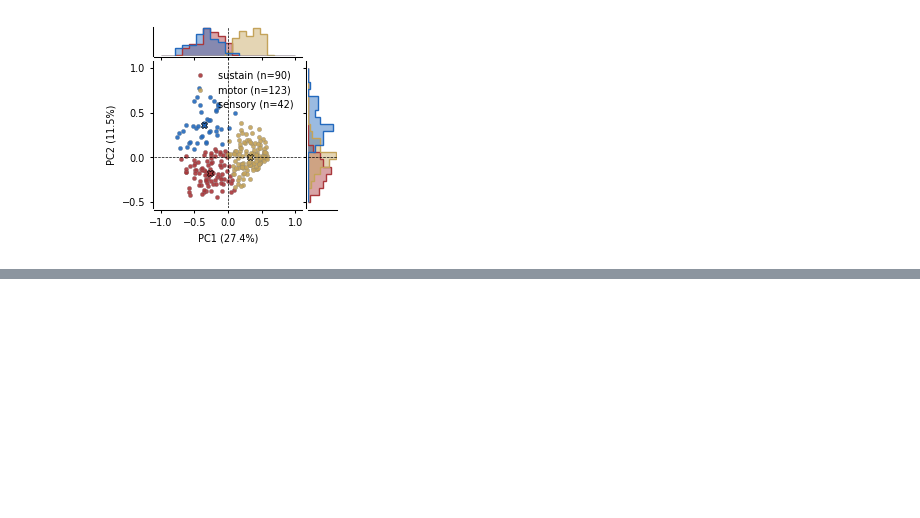
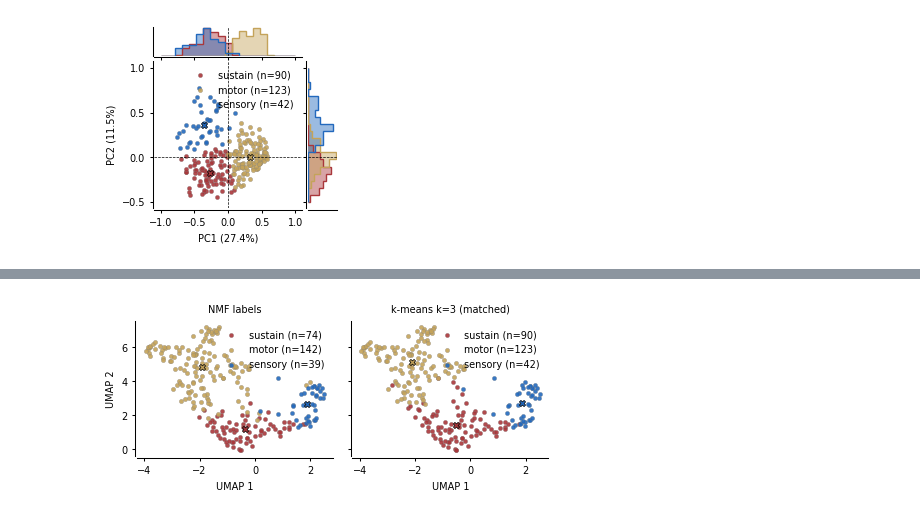
Before and after one commit to shinanlin/insula, a Jupyter notebook: notebooks/nmf_pc_clustering.ipynb, the cells around one changed output, grey strips where cells are left out. Saved outputs shown, nothing was run; the diff lists cells and outputs as text; code cells hidden in the pictures; blank space fills up the shorter version.

```diff
--- a/notebooks/nmf_pc_clustering.ipynb
+++ b/notebooks/nmf_pc_clustering.ipynb
@@ -380,0 +397,87 @@ Wrote /hpc/group/coganlab/nanlinshi/insula-functional/img/nmf/waveform_pca_kmean
+# %%
+import os
+from pathlib import Path
+
+_numba_cache = Path("/hpc/group/coganlab/nanlinshi/.cache/numba")
+_numba_cache.mkdir(parents=True, exist_ok=True)
+os.environ.setdefault("NUMBA_CACHE_DIR", str(_numba_cache))
+
+import umap
+from matplotlib.ticker import MaxNLocator
+from scipy.optimize import linear_sum_assignment
+from sklearn.cluster import KMeans
+from sklearn.metrics import adjusted_rand_score, silhouette_score
+
+pc_cols = [col for col in scores.columns if col.startswith("PC")]
+X_umap = scores[pc_cols].to_numpy(float)
+embed = scores[[f"PC{i}" for i in range(1, n_embed + 1)]].to_numpy(float)
+nmf = scores["functional_cluster"].astype(str)
+nmf_names = ordered_clusters(nmf)
+explained = np.asarray(meta["explained_variance_ratio"], dtype=float)
+rng = int(meta["random_state"])
+
+km3 = KMeans(n_clusters=NMF_K, n_init=50, random_state=rng).fit_predict(embed)
+conf = pd.crosstab(pd.Series(km3), nmf).reindex(columns=nmf_names, fill_value=0)
+rows, cols = linear_sum_assignment(-conf.to_numpy(float))
+km3_to_name = {int(conf.index[r]): nmf_names[c] for r, c in zip(rows, cols)}
+km3_named = np.array([km3_to_name[int(v)] for v in km3])
+
+xy = umap.UMAP(
+    n_components=2,
+    n_neighbors=15,
+    min_dist=0.1,
+    metric="euclidean",
+    random_state=rng,
+).fit_transform(X_umap)
+
+print(
+    f"UMAP on {X_umap.shape[1]} PCs "
+    f"({100 * explained[: len(pc_cols)].sum():.1f}% variance), n={len(scores)}"
+)
+print(f"NMF silhouette in UMAP 2-D:     {silhouette_score(xy, nmf):.3f}")
+print(f"k-means silhouette in UMAP 2-D: {silhouette_score(xy, km3_named):.3f}")
+print(f"NMF silhouette in PC1–PC2:      {silhouette_score(scores[['PC1', 'PC2']], nmf):.3f}")
+print(f"ARI NMF vs k-means k={NMF_K}:     {adjusted_rand_score(nmf, km3):.3f}")
+
+
+def scatter_umap(ax, labels, title):
+    for cluster in nmf_names:
+        mask = labels == cluster
+        color = FUNCTION_COLORS.get(cluster, "0.4")
+        ax.scatter(
+            xy[mask, 0],
+            xy[mask, 1],
+            s=10,
+            color=color,
+            edgecolor="gray",
+            linewidth=0.2,
+            alpha=0.9,
+            label=f"{cluster} (n={int(mask.sum())})",
+        )
+        ax.scatter(
+            xy[mask, 0].mean(),
+            xy[mask, 1].mean(),
+            s=20,
+            marker="X",
+            color=color,
+            edgecolor="black",
+            linewidth=0.5,
+            zorder=3,
+        )
+    ax.set_title(title, **fontdict)
+    ax.set_xlabel("UMAP 1", **fontdict)
+    ax.set_ylabel("UMAP 2", **fontdict)
+    ax.xaxis.set_major_locator(MaxNLocator(4))
+    ax.yaxis.set_major_locator(MaxNLocator(4))
+    style_ax(ax, trim=False)
+    ax.legend(frameon=False, fontsize=fontsize, loc="best")
+
+
+fig, axes = plt.subplots(1, 2, figsize=(12 * cm, 5.5 * cm), sharex=True, sharey=True)
+scatter_umap(axes[0], nmf.to_numpy(), "NMF labels")
+scatter_umap(axes[1], km3_named, "k-means k=3 (matched)")
+axes[1].set_ylabel("")
+fig.tight_layout()
+save_svg(fig, IMG / "waveform_umap.svg", close=False)
+print("Wrote", IMG / "waveform_umap.svg")
+# %% [output]
@@ -380,0 +490 @@ Wrote /hpc/group/coganlab/nanlinshi/insula-functional/img/nmf/waveform_pca_kmean
+[figure, added]
```
Also changed, not shown: parts of 22 cells of this notebook, 34 other files.
